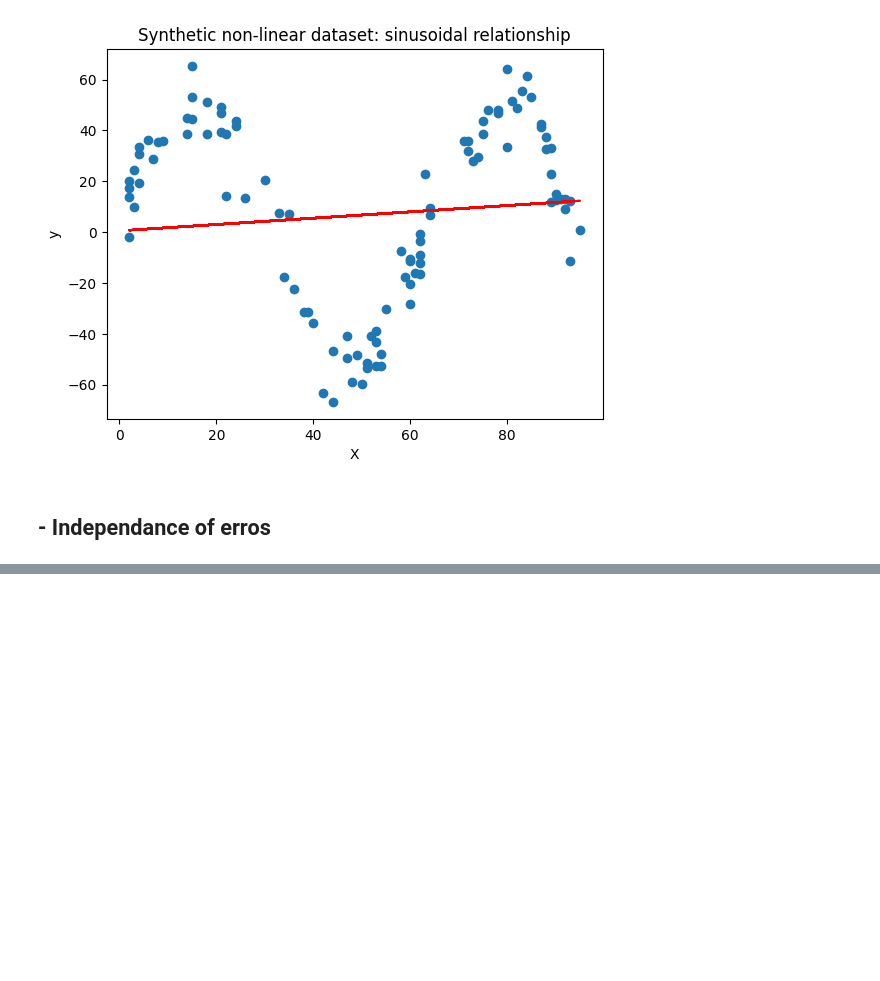
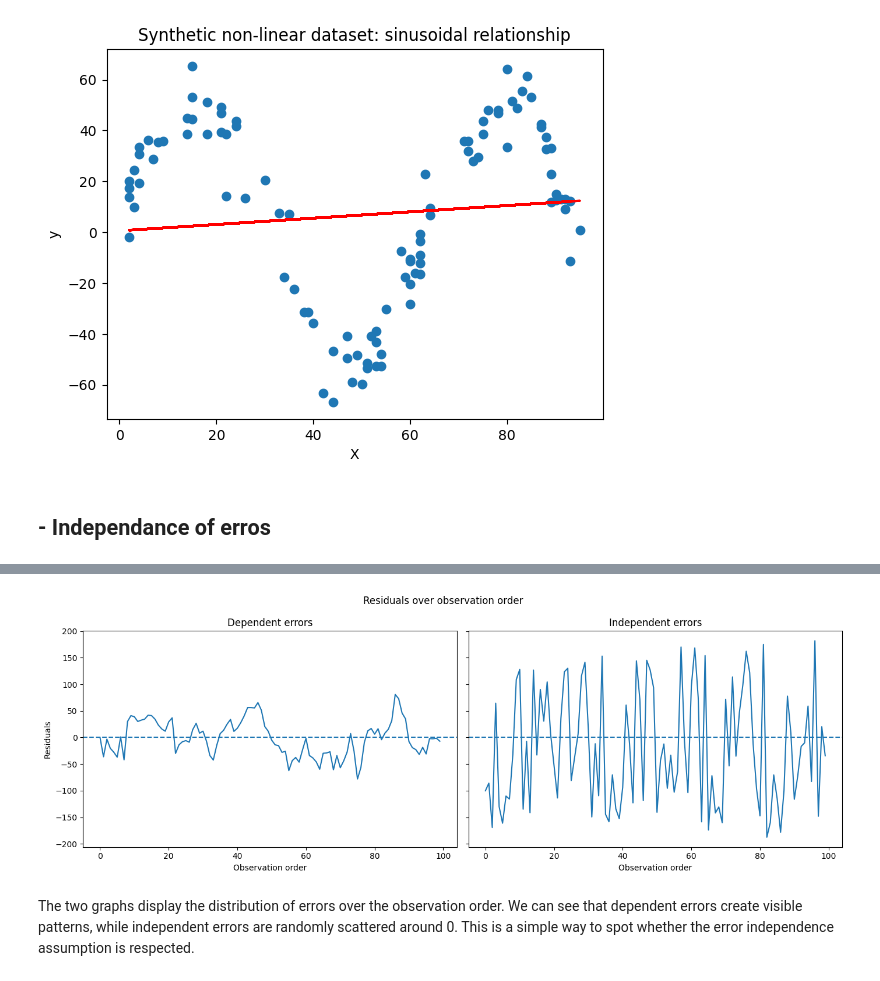
Before and after one commit to EstebanHuriot/ML_Museum, a Jupyter notebook: LinearRegression.ipynb, the cells around one changed output, grey strips where cells are left out. Saved outputs shown, nothing was run; the diff lists cells and outputs as text; code cells hidden in the pictures; blank space fills up the shorter version.

```diff
--- a/LinearRegression.ipynb
+++ b/LinearRegression.ipynb
@@ -249,0 +251,42 @@ plt.show()
+# %%
+# Dependant errors
+dep_residuals = dep_y - dep_y_predict
+
+# Independant errors
+n_sample = 100
+
+X = np.random.randint(1, 100, size=(n_sample, 1))
+noise = np.random.normal(0, 20, size=(n_sample, 1))
+
+ind_y = 4 * X + 3 + noise
+
+model = LinearRegression(solver="ne")
+
+ind_y_predict = model.fit(X, y).predict(X)
+
+ind_residuals = ind_y - ind_y_predict
+
+# Plot
+fig, axes = plt.subplots(1, 2, figsize=(14, 5), sharey=True)
+
+axes[0].plot(dep_residuals)
+axes[0].axhline(0, linestyle="--")
+axes[0].set_xlabel("Observation order")
+axes[0].set_ylabel("Residuals")
+axes[0].set_title("Dependent errors")
+
+axes[1].plot(ind_residuals)
+axes[1].axhline(0, linestyle="--")
+axes[1].set_xlabel("Observation order")
+axes[1].set_title("Independent errors")
+
+plt.suptitle("Residuals over observation order")
+plt.tight_layout()
+plt.show()
+# %% [output]
+[figure, added]
+# %% [markdown]
+The two graphs display the distribution of errors over the observation order.
+</br>
+We can see that dependent errors create visible patterns, while independent errors are randomly scattered around 0.
+</br> This is a simple way to spot whether the error independence assumption is respected.
```
Also changed, not shown: parts of 3 cells of this notebook.
